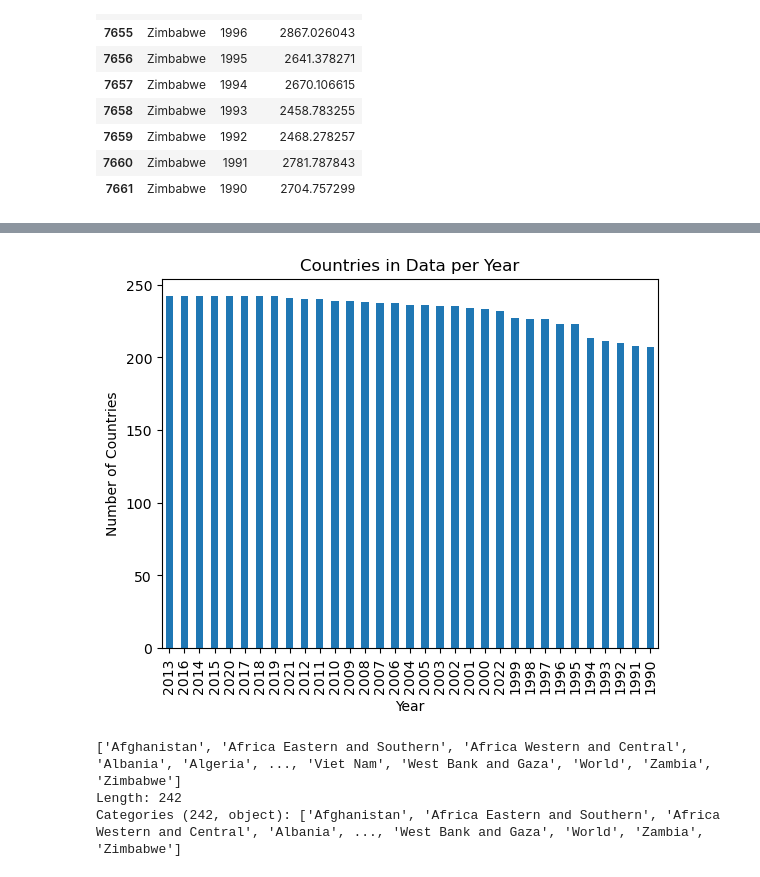
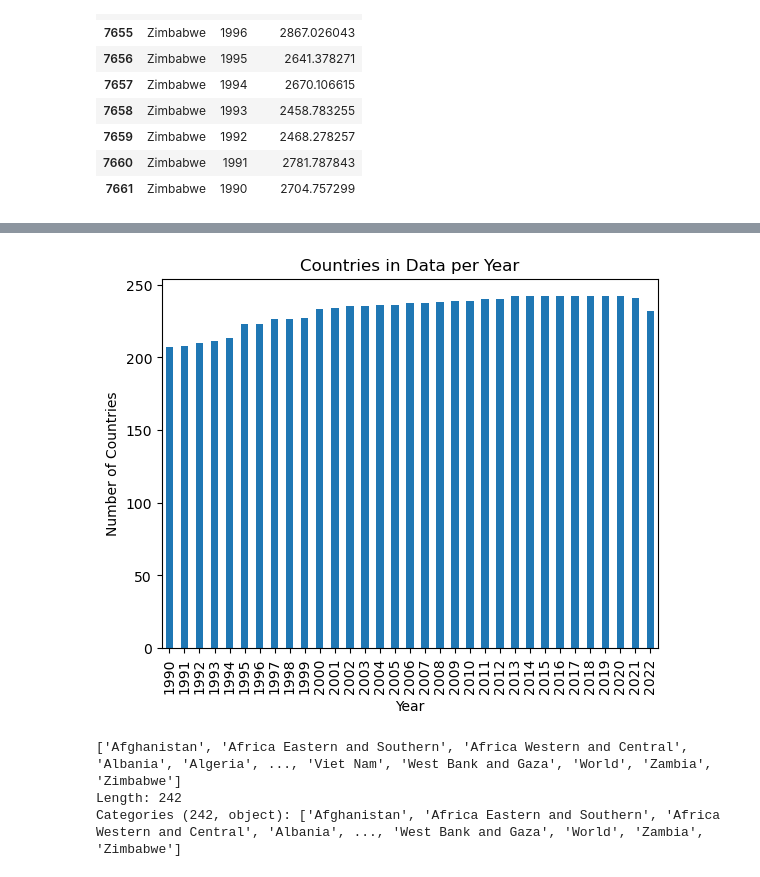
Before and after one commit to nss-data-science-cohort-8/un-exploration-alexanderjireland, a Jupyter notebook: notebooks/UN_Data_Exploration.ipynb, the cells around one changed output, grey strips where cells are left out. Saved outputs shown, nothing was run; the diff lists cells and outputs as text; code cells hidden in the pictures.

```diff
--- a/notebooks/UN_Data_Exploration.ipynb
+++ b/notebooks/UN_Data_Exploration.ipynb
@@ -77,12 +104,10 @@ Name: Year, dtype: float64
 # %%
-#gdp_df = gdp_df.sort_values(by='Year', ascending=False)
-#I notice that the count generally increases with time... maybe we could plot this.
-#I wonder if this is correlated with the number of countries in the world
-year_value_counts = gdp_df['Year'].value_counts()
+#I wonder if this is correlated with the number of countries in the world?
+year_value_counts = gdp_df['Year'].value_counts().sort_index()
 year_value_counts.plot(kind='bar')
 plt.ylabel('Number of Countries')
 plt.title('Countries in Data per Year')
 plt.show()
 # %% [output]
-[figure, old version]
+[figure, new version]
 # %%
```
Also changed, not shown: parts of 30 cells of this notebook.
